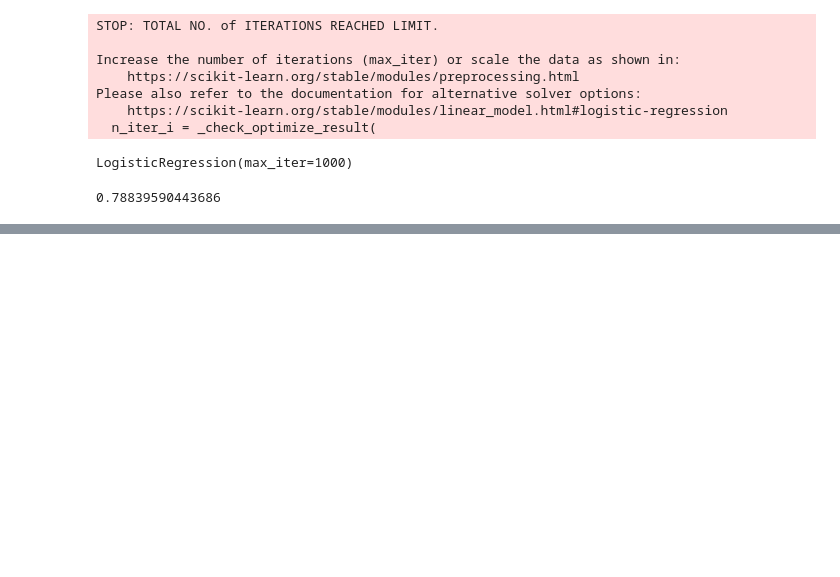
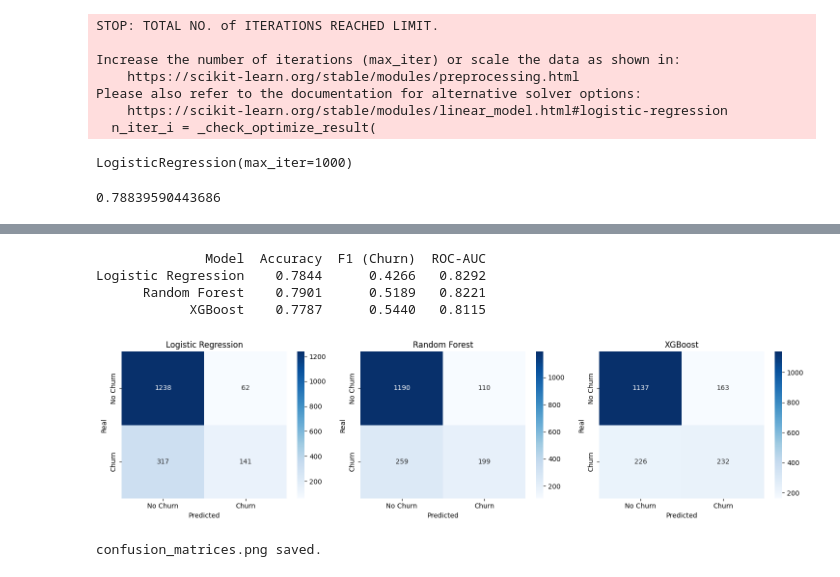
Before and after one commit to EmreKaya230/Customer-Churn-Project, a Jupyter notebook: telco_customer_churn_project.ipynb, the cells around one changed output, grey strips where cells are left out. Drawn from its saved outputs; the diff is of its cells as text; code cells hidden in the pictures; blank space fills up the shorter version.

Commit message:
Add model comparison: Random Forest and XGBoost

```diff
--- a/telco_customer_churn_project.ipynb
+++ b/telco_customer_churn_project.ipynb
@@ -187,0 +192,6 @@ accuracy_score(y_test,y_pred)
+# %%
+from sklearn.preprocessing import StandardScaler
+
+scaler = StandardScaler()
+X_train_scaled = scaler.fit_transform(X_train)
+X_test_scaled = scaler.transform(X_test)
@@ -187,0 +247,13 @@ accuracy_score(y_test,y_pred)
+# %%
+# XGBOOST
+#libomp library was set up
+from xgboost import XGBClassifier
+
+xgb_model = XGBClassifier(n_estimators=100, random_state=42, eval_metric='logloss')
+xgb_model.fit(X_train, y_train)
+xgb_pred = xgb_model.predict(X_test)
+
+print('=== XGBoost ===')
+print(f'Accuracy: {accuracy_score(y_test, xgb_pred):.4f}')
+print()
+print(classification_report(y_test, xgb_pred, target_names=['No Churn', 'Churn']))
@@ -187,0 +272,56 @@ accuracy_score(y_test,y_pred)
+# %%
+#Model Compare Table
+import pandas as pd
+from sklearn.metrics import f1_score, roc_auc_score
+
+results = pd.DataFrame({
+    'Model': ['Logistic Regression', 'Random Forest', 'XGBoost'],
+    'Accuracy': [
+        accuracy_score(y_test, lr_pred),
+        accuracy_score(y_test, rf_pred),
+        accuracy_score(y_test, xgb_pred)
+    ],
+    'F1 (Churn)': [
+        f1_score(y_test, lr_pred),
+        f1_score(y_test, rf_pred),
+        f1_score(y_test, xgb_pred)
+    ],
+    'ROC-AUC': [
+        roc_auc_score(y_test, lr_model.predict_proba(X_test_scaled)[:,1]),
+        roc_auc_score(y_test, rf_model.predict_proba(X_test)[:,1]),
+        roc_auc_score(y_test, xgb_model.predict_proba(X_test)[:,1])
+    ]
+}).round(4)
+
+print(results.to_string(index=False))
+# %% [output]
+              Model  Accuracy  F1 (Churn)  ROC-AUC
+Logistic Regression    0.7844      0.4266   0.8292
+      Random Forest    0.7901      0.5189   0.8221
+            XGBoost    0.7787      0.5440   0.8115
+# %%
+# CONFUSION MATRIX
+# (The best model : XGBoost)
+import matplotlib.pyplot as plt
+import seaborn as sns
+
+fig, axes = plt.subplots(1, 3, figsize=(15, 4))
+
+for ax, pred, name in zip(axes,
+                           [lr_pred, rf_pred, xgb_pred],
+                           ['Logistic Regression', 'Random Forest', 'XGBoost']):
+    cm = confusion_matrix(y_test, pred)
+    sns.heatmap(cm, annot=True, fmt='d', cmap='Blues', ax=ax,
+                xticklabels=['No Churn', 'Churn'],
+                yticklabels=['No Churn', 'Churn'])
+    ax.set_title(name)
+    ax.set_ylabel('Real')
+    ax.set_xlabel('Predicted')
+
+plt.tight_layout()
+plt.savefig('confusion_matrices.png', dpi=150, bbox_inches='tight')
+plt.show()
+print('confusion_matrices.png saved.')
+# %% [output]
+[figure, added]
+confusion_matrices.png saved.
```
Also changed, not shown: parts of 5 cells of this notebook, 3 other files.
